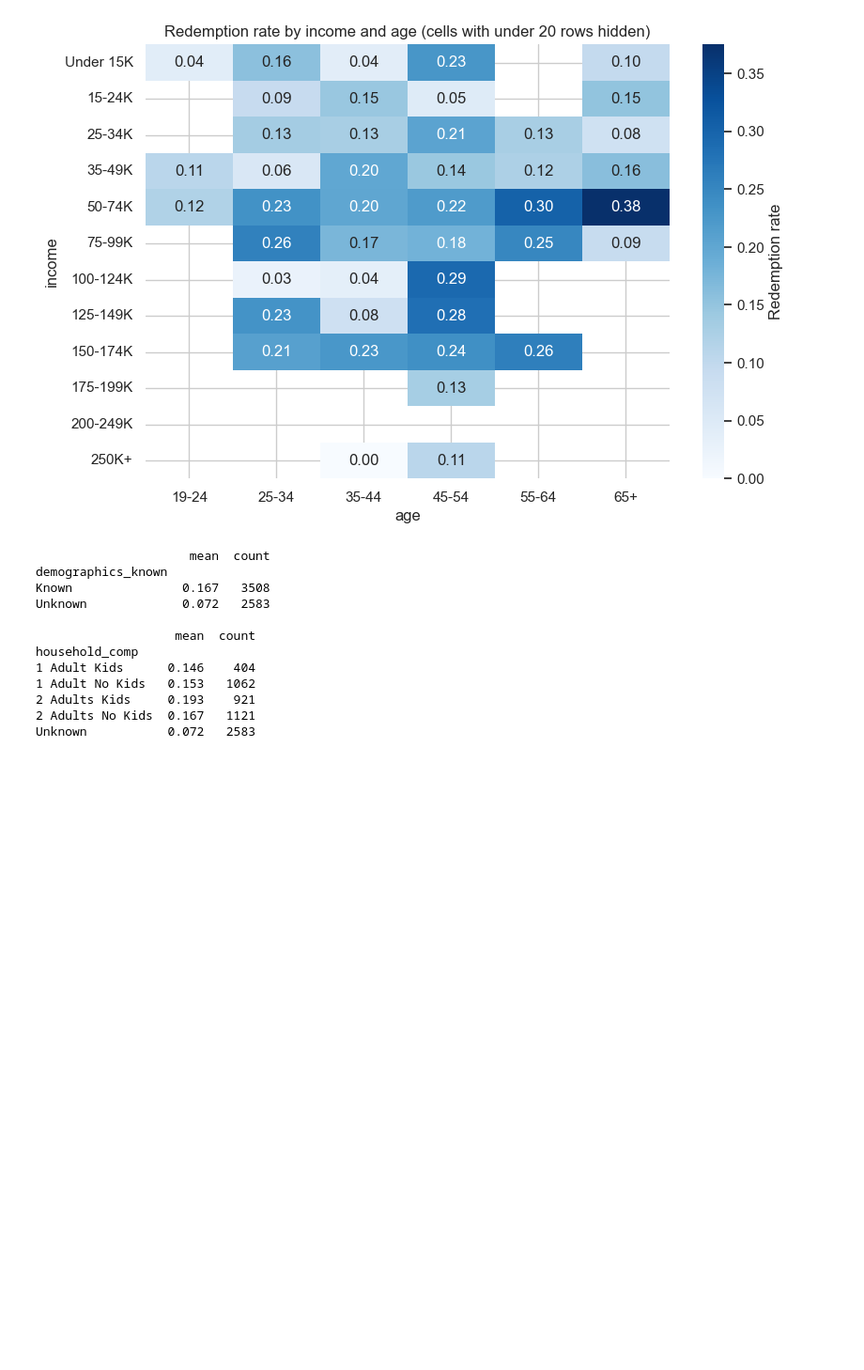
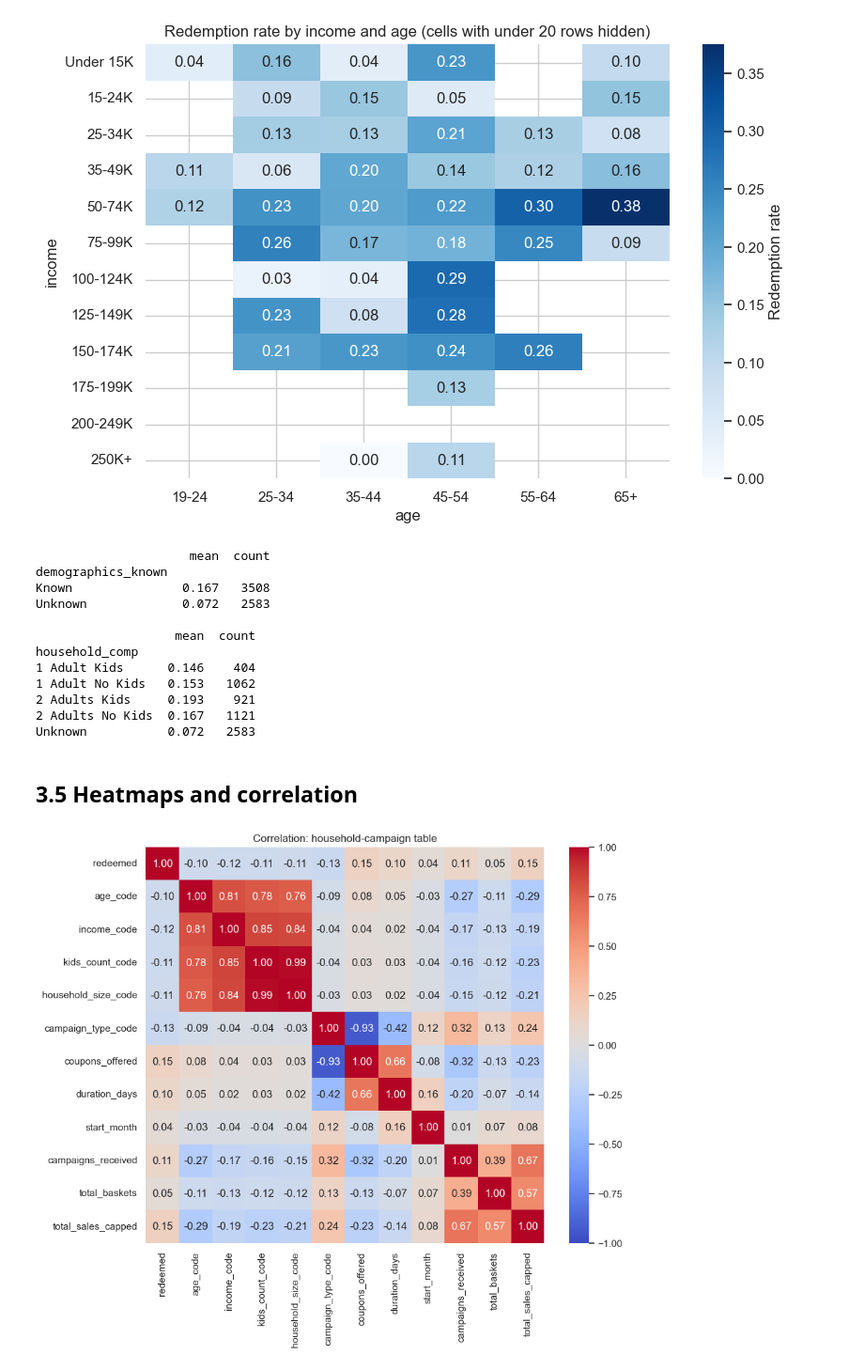
Before and after one commit to suhaivmansingh/Marketing_Campaign_Analysis, a Jupyter notebook: Marketing_Campaign_Analysis.ipynb, the cells around one changed output. Shown at 94% size. Saved outputs shown, nothing was run; the diff lists cells and outputs as text; code cells hidden in the pictures; blank space fills up the shorter version.

Commit message:
Heatmap, correlation and key insights

```diff
--- a/Marketing_Campaign_Analysis.ipynb
+++ b/Marketing_Campaign_Analysis.ipynb
@@ -846,3 +846,17 @@ household_comp
 2 Adults Kids     0.193    921
 2 Adults No Kids  0.167   1121
 Unknown           0.072   2583
+# %% [markdown]
+## 3.5 Heatmaps and correlation
+# %%
+# Correlation of the response with the encoded household and campaign features
+household_columns = ["redeemed", "age_code", "income_code", "kids_count_code", "household_size_code",
+                     "campaign_type_code", "coupons_offered", "duration_days", "start_month",
+                     "campaigns_received", "total_baskets", "total_sales_capped"]
+
+plt.figure(figsize=(10, 8))
+sns.heatmap(reliable[household_columns].corr(), annot=True, fmt=".2f", cmap="coolwarm", vmin=-1, vmax=1)
+plt.title("Correlation: household-campaign table")
+plt.show()
+# %% [output]
+[figure, added]
```
Also changed, not shown: parts of 7 cells of this notebook.
